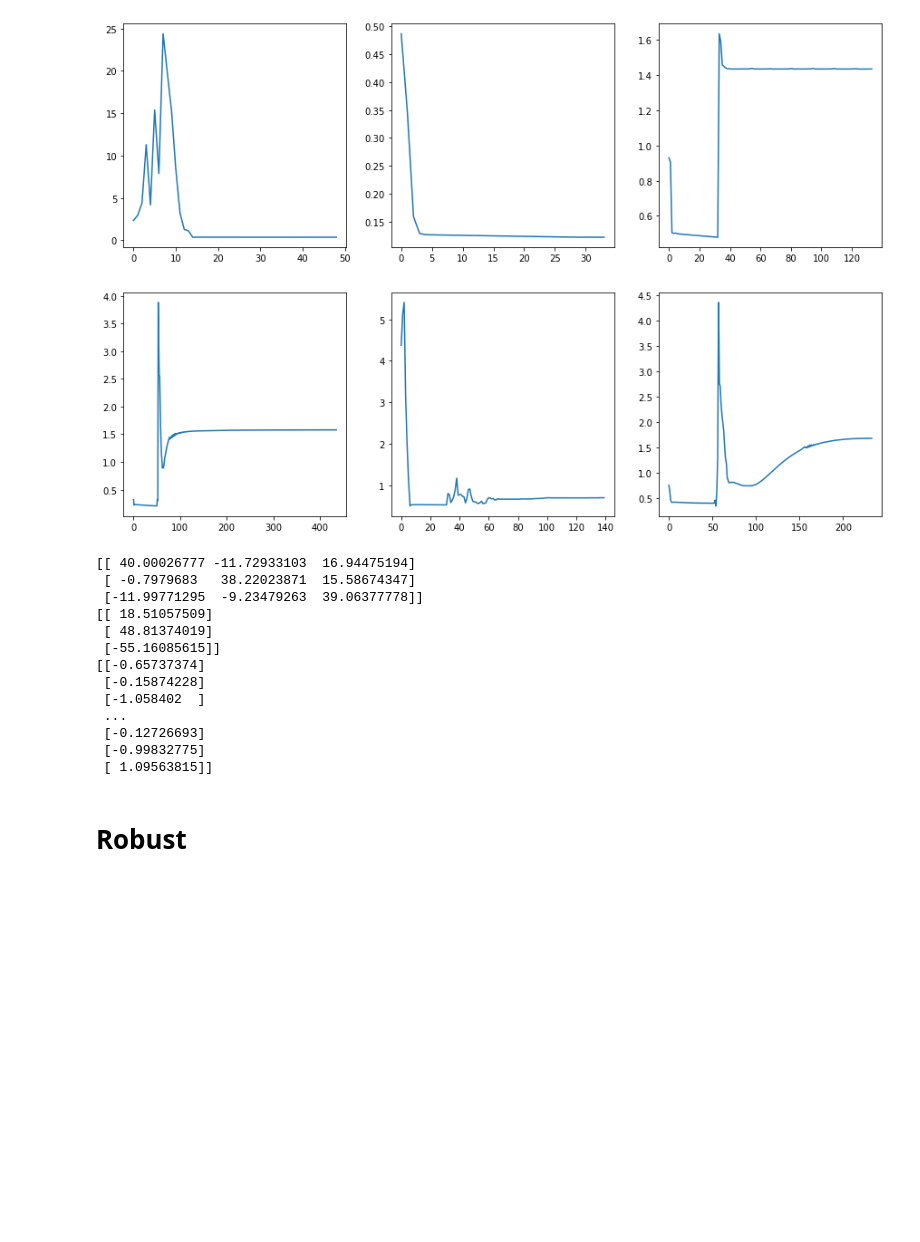
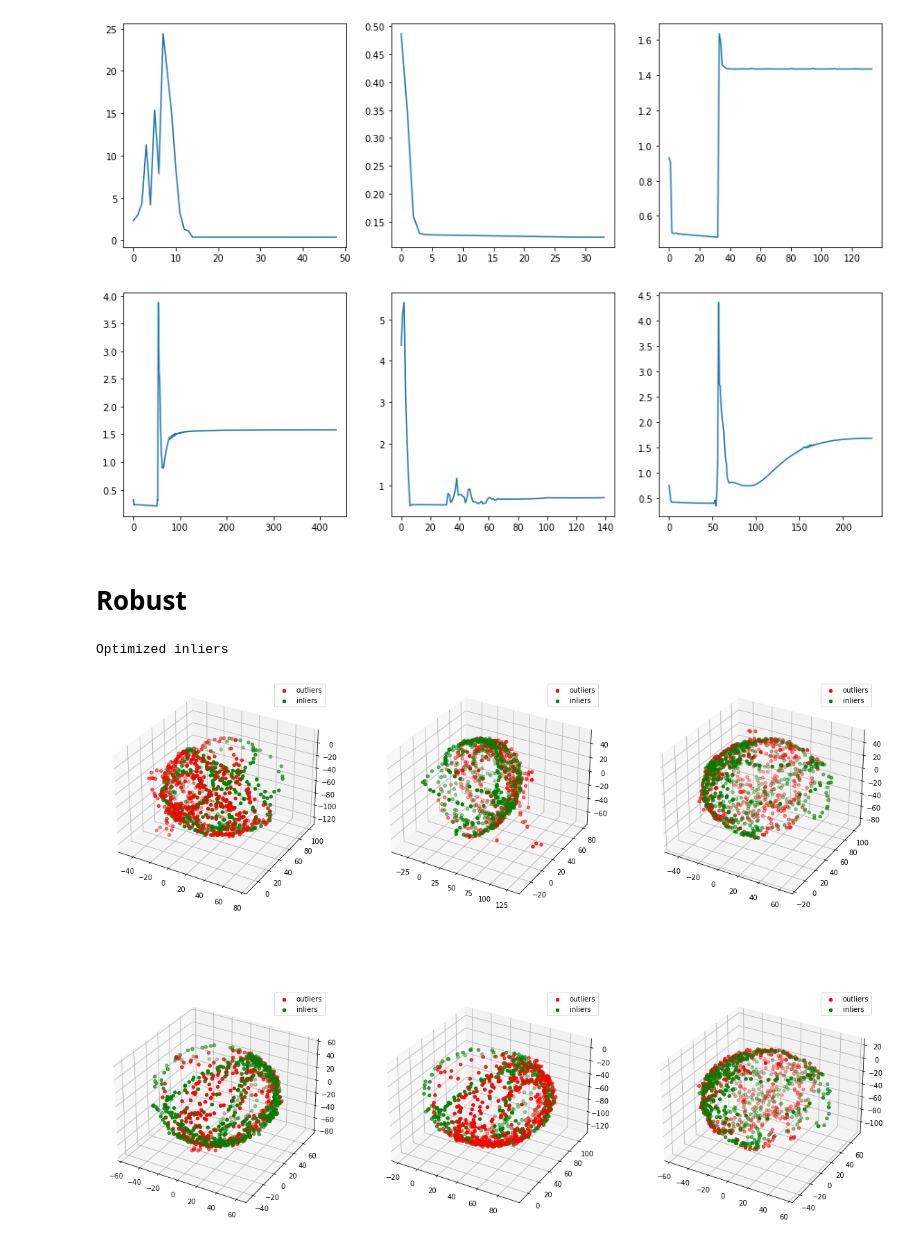
Before and after one commit to Fusroda-h/LM, a Jupyter notebook: optimization.ipynb, the cells around one changed output. Saved outputs shown, nothing was run; the diff lists cells and outputs as text; code cells hidden in the pictures; blank space fills up the shorter version.

```diff
--- a/optimization.ipynb
+++ b/optimization.ipynb
@@ -259,15 +238,0 @@ plt.show()
-# %%
-print("Optimized inliers")
-fig = plt.figure(figsize=(20,15))
-ax=[]
-params=[]
-ests = []
-costs = []
-for i in range(6):
-    ax.append(fig.add_subplot(int(f'23{i+1}'),projection='3d'))
-    est,p,cost = LM(matk,i)
-    ax[i].scatter(est[:,0],est[:,1],est[:,2],c='r')
-    ax[i].scatter(matk[i][:,0],matk[i][:,1],matk[i][:,2])
-    params.append(p)
-    ests.append(est)
-    costs.append(cost)
@@ -296,28 +242,6 @@ for i in range(6):
     axes[i//3,i%3].plot(range(len(costs[i])),costs[i])
 # %% [output]
 [figure]
-# %%
-est_p = params[0]
-K = est_p[:9].reshape(3,3)
-b = est_p[9:12]
-x_hat = est_p[12:]
-print(K)
-print(b)
-print(x_hat)
-# %% [output]
-[[ 40.00026777 -11.72933103  16.94475194]
- [ -0.7979683   38.22023871  15.58674347]
- [-11.99771295  -9.23479263  39.06377778]]
-[[ 18.51057509]
- [ 48.81374019]
- [-55.16085615]]
-[[-0.65737374]
- [-0.15874228]
- [-1.058402  ]
- ...
- [-0.12726693]
- [-0.99832775]
- [ 1.09563815]]
 # %% [markdown]
 # Robust
 # %%
@@ -325,3 +249,15 @@ mat_out = readtxt("mag_array_outliers.txt")
 mat_outk=[]
 for i in range(6):
     mat_outk.append(mat_out[:,i*3:(i+1)*3])
+# %%
+print("Optimized inliers")
+fig = plt.figure(figsize=(20,15))
+ax=[]
+for i in range(6):
+    ax.append(fig.add_subplot(int(f'23{i+1}'),projection='3d'))
+    ax[i].scatter(mat_outk[i][:,0],mat_outk[i][:,1],mat_outk[i][:,2],c='r',label = "outliers")
+    ax[i].scatter(matk[i][:,0],matk[i][:,1],matk[i][:,2],c='g',label = "inliers")
+    ax[i].legend()
+# %% [output]
+Optimized inliers
+[figure, added]
```
Also changed, not shown: parts of 13 cells of this notebook.
